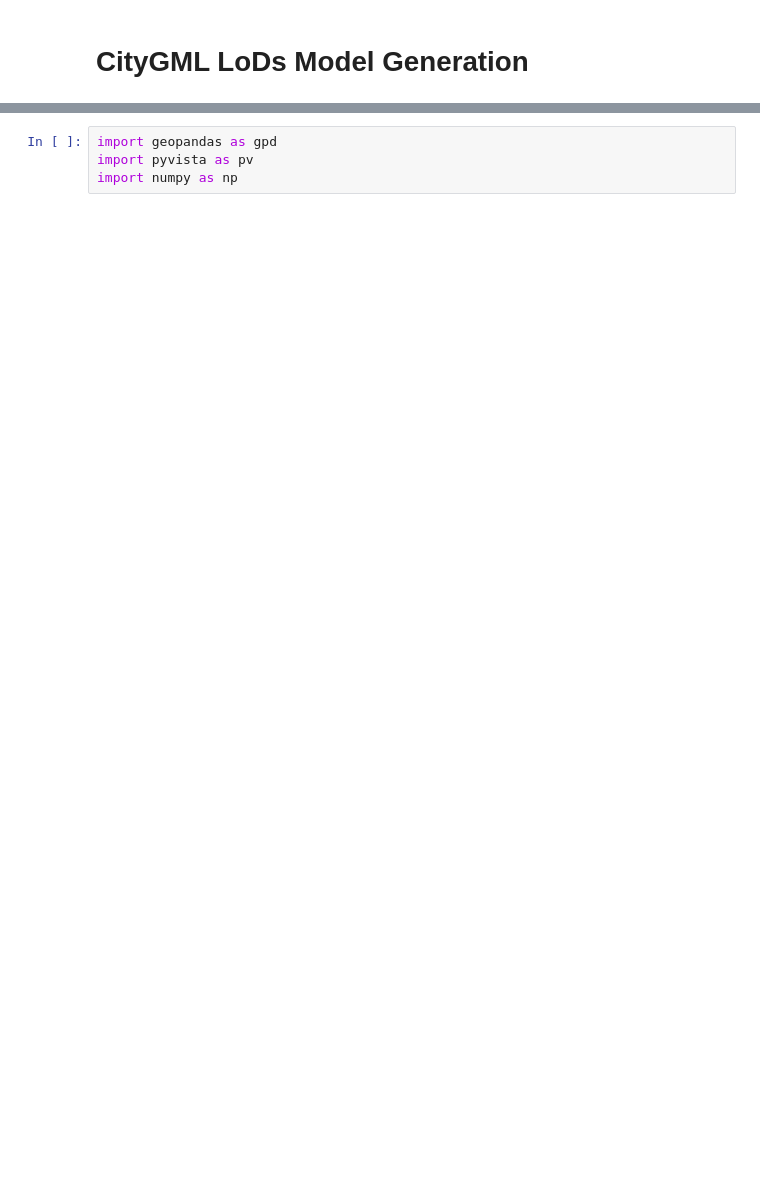
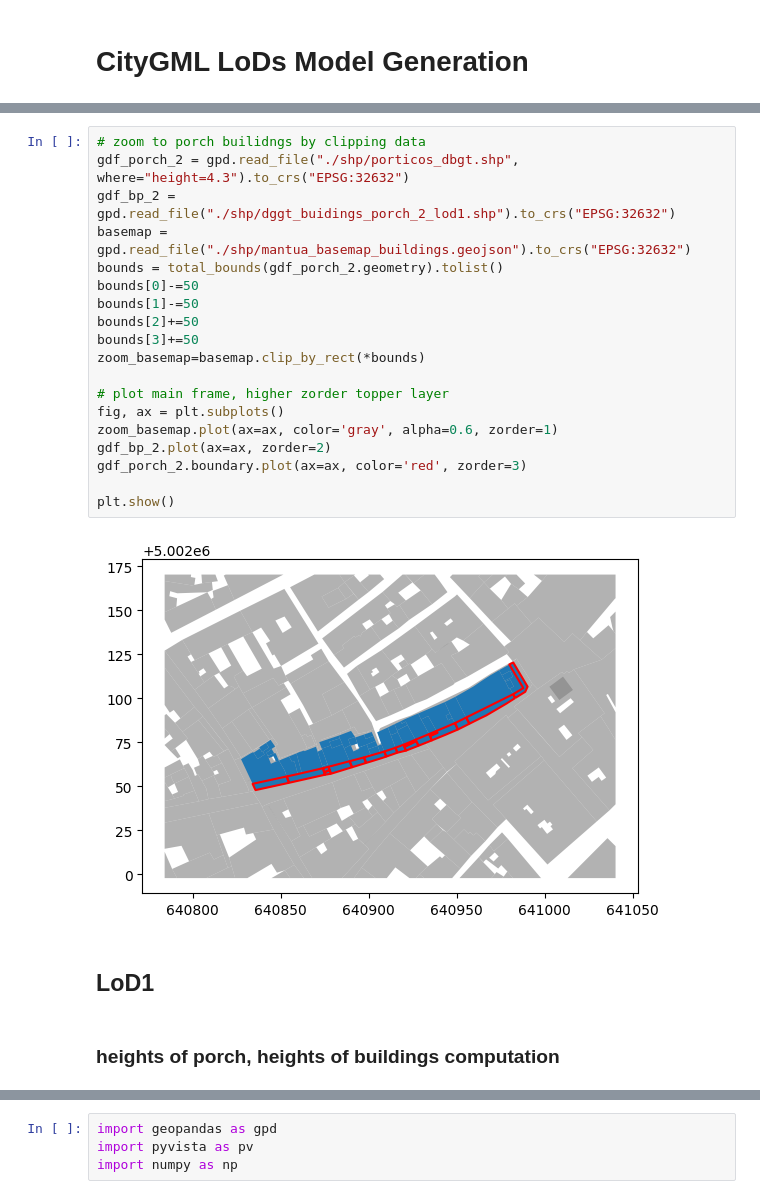
Before and after one commit to yuwei-cao-git/portico_citygml, a Jupyter notebook: test.ipynb, the cells around one changed output, grey strips where cells are left out. Cells and saved outputs as stored; diff of their text form; blank space fills up the shorter version.

```diff
--- a/test.ipynb
+++ b/test.ipynb
@@ -2,0 +71,25 @@
+# %%
+# zoom to porch builidngs by clipping data
+gdf_porch_2 = gpd.read_file("./shp/porticos_dbgt.shp", where="height=4.3").to_crs("EPSG:32632")
+gdf_bp_2 = gpd.read_file("./shp/dggt_buidings_porch_2_lod1.shp").to_crs("EPSG:32632")
+basemap = gpd.read_file("./shp/mantua_basemap_buildings.geojson").to_crs("EPSG:32632")
+bounds = total_bounds(gdf_porch_2.geometry).tolist()
+bounds[0]-=50
+bounds[1]-=50
+bounds[2]+=50
+bounds[3]+=50
+zoom_basemap=basemap.clip_by_rect(*bounds)
+
+# plot main frame, higher zorder topper layer
+fig, ax = plt.subplots()
+zoom_basemap.plot(ax=ax, color='gray', alpha=0.6, zorder=1)
+gdf_bp_2.plot(ax=ax, zorder=2)
+gdf_porch_2.boundary.plot(ax=ax, color='red', zorder=3)
+
+plt.show()
+# %% [output]
+[figure, added]
+# %% [markdown]
+## LoD1
+# %% [markdown]
+### heights of porch, heights of buildings computation
```
Also changed, not shown: parts of 10 cells of this notebook, 12 other files.
